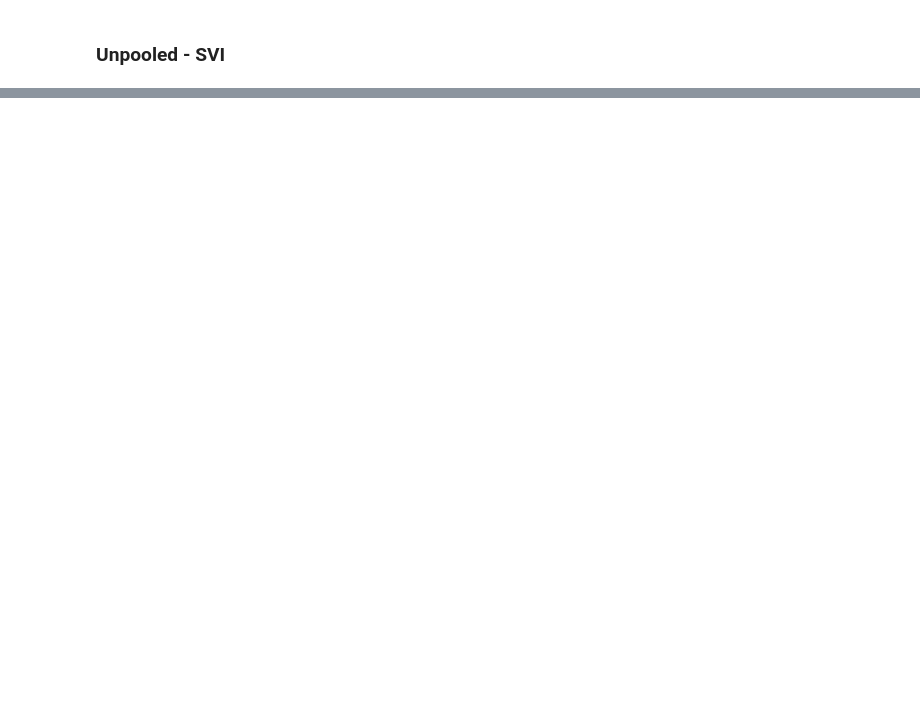
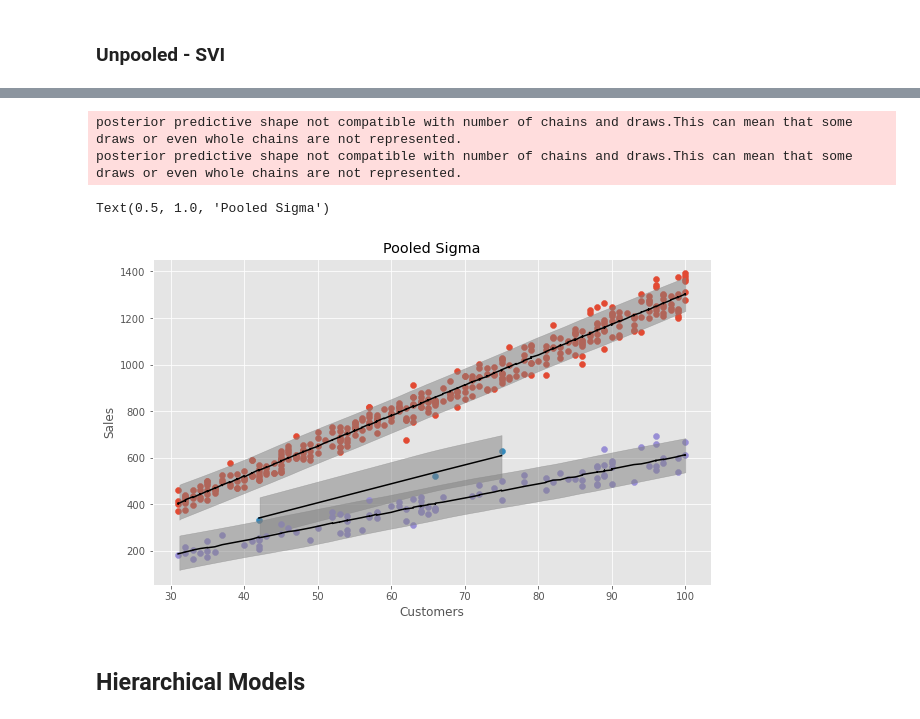
Before and after one commit to GStechschulte/books-with-code, a Jupyter notebook: bmcp/ch_4_pyro.ipynb, the cells around one changed output, grey strips where cells are left out. Cells and saved outputs as stored; diff of their text form; code cells hidden in the pictures; blank space fills up the shorter version.

```diff
--- a/bmcp/ch_4_pyro.ipynb
+++ b/bmcp/ch_4_pyro.ipynb
@@ -545,0 +523,5 @@ def unpooled_guide(food_cat, customers, sales=None):
+# %%
+auto_guide = pyro.infer.autoguide.AutoLaplaceApproximation(pooled_model)
+
+pyro.render_model(
+    auto_guide, (customers, sales), render_params=True)
@@ -545,0 +608,4 @@ def unpooled_guide(food_cat, customers, sales=None):
+# %%
+kernel = NUTS(pooled_sigma_model)
+mcmc_pooled_sigma = MCMC(kernel, 500, 300)
+mcmc_pooled_sigma.run(food_category, customers, sales)
@@ -545,0 +622,37 @@ def unpooled_guide(food_cat, customers, sales=None):
+# %%
+pooled_sigma_samples = mcmc_pooled_sigma.get_samples(1000)
+pooled_sigma_predictive = Predictive(pooled_sigma_model, pooled_sigma_samples)(food_category, customers, None)
+az_pooled_sigma_inf = az.from_pyro(
+    posterior=mcmc_pooled_sigma, posterior_predictive=pooled_sigma_predictive)
+# %% [output]
+posterior predictive shape not compatible with number of chains and draws.This can mean that some draws or even whole chains are not represented.
+posterior predictive shape not compatible with number of chains and draws.This can mean that some draws or even whole chains are not represented.
+# %%
+sales_df['food_cat_encode'] = food_category
+
+fig, ax = plt.subplots(figsize=(10, 6))
+az_pooled_sigma_inf['posterior']['sigma'].mean().values
+
+for i in range(3):
+    category_mask = sales_df['food_cat_encode'] == i
+    mu_cat = pooled_sigma_predictive['y'][:, category_mask].mean(axis=0)
+
+    customers = sales_df.loc[category_mask, ['customers']].values.flatten()
+    sales = sales_df.loc[category_mask, ['sales']].values.flatten()
+
+    ax.plot(customers, mu_cat, c='black')
+    ax.scatter(customers, sales)
+    az.plot_hdi(
+        x=customers,
+        y=pooled_sigma_predictive['y'][:, category_mask],
+        color='grey'
+    )
+
+ax.set_xlabel('Customers')
+ax.set_ylabel('Sales')
+ax.set_title('Pooled Sigma')
+# %% [output]
+Text(0.5, 1.0, 'Pooled Sigma')
+[figure, added]
+# %% [markdown]
+## Hierarchical Models
```
Also changed, not shown: parts of 49 cells of this notebook.
